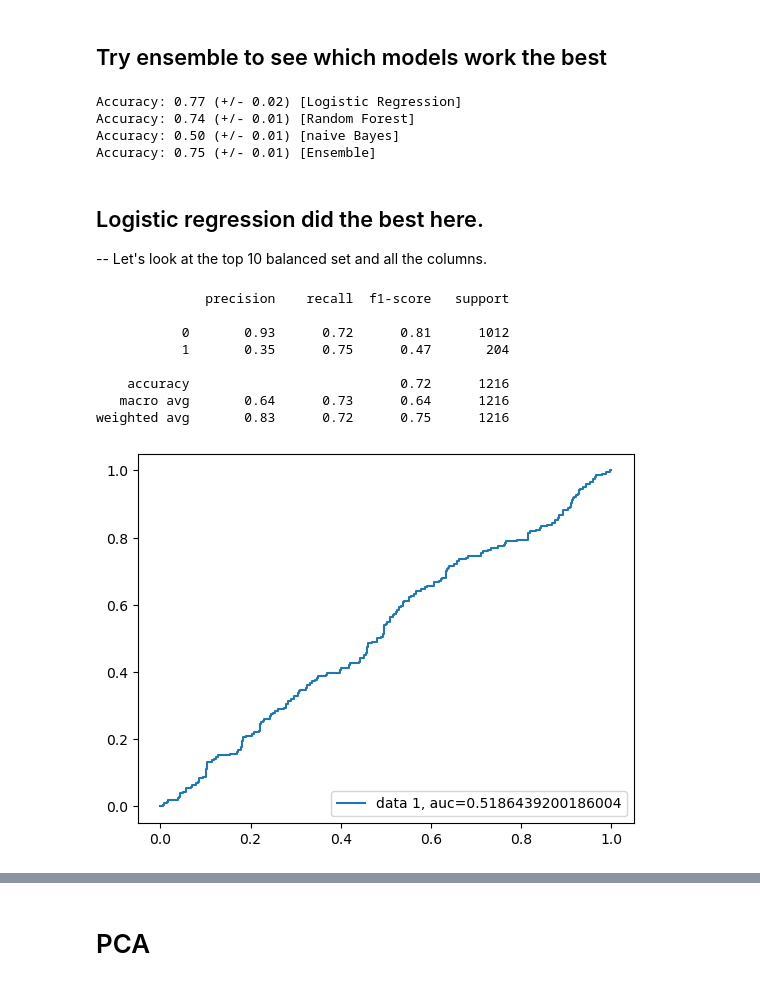
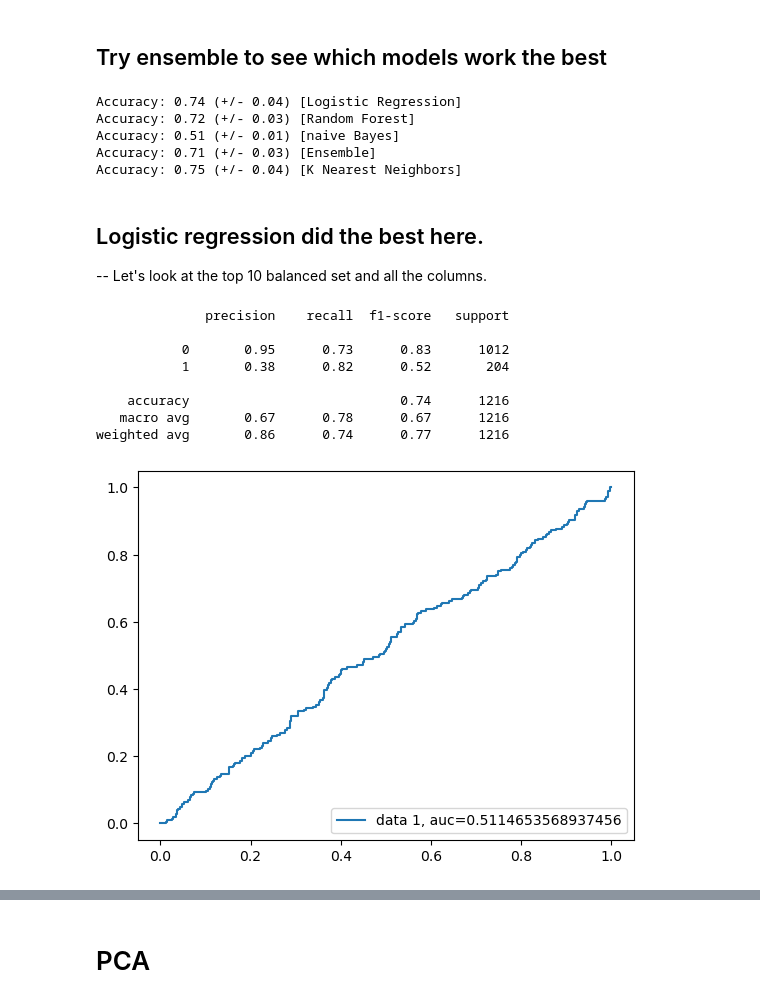
Before and after one commit to schwartzh2017/Machine_learning_final_project, a Jupyter notebook: final_cl.ipynb, the cells around one changed output, grey strips where cells are left out. Drawn from its saved outputs; the diff is of its cells as text; code cells hidden in the pictures.

```diff
--- a/final_cl.ipynb
+++ b/final_cl.ipynb
@@ -164,56 +164,59 @@ from sklearn.ensemble import VotingClassifier
 from sklearn.model_selection import cross_val_score
 from sklearn.linear_model import LogisticRegression
 from sklearn.ensemble import RandomForestClassifier
+from sklearn.neighbors import KNeighborsClassifier
 
 #three models that might work well. not using hyperparameters yet
 clf1 = LogisticRegression(random_state=1)
 clf2 = RandomForestClassifier(random_state=1)
 clf3 = BernoulliNB()
+clf4 = KNeighborsClassifier(leaf_size=30)
 
 #ensemble
 eclf = VotingClassifier(
-    estimators=[('lr', clf1), ('rf', clf2), ('bnb', clf3)],
+    estimators=[('lr', clf1), ('rf', clf2), ('bnb', clf3), ('knn', clf4)],
     voting='hard')
 
 #find accuracies using cross validated scores
-for clf, label in zip([clf1, clf2, clf3, eclf], ['Logistic Regression', 'Random Forest', 'naive Bayes', 'Ensemble']):
+for clf, label in zip([clf1, clf2, clf3, clf4, eclf], ['Logistic Regression', 'Random Forest', 'naive Bayes', 'Ensemble', 'K Nearest Neighbors']):
     scores = cross_val_score(clf, X_train_top10, y_train_top10, scoring='accuracy', cv=5) #using the split dataset without nans
     print("Accuracy: %0.2f (+/- %0.2f) [%s]" % (scores.mean(), scores.std(), label))
 # %% [output]
-Accuracy: 0.77 (+/- 0.02) [Logistic Regression]
-Accuracy: 0.74 (+/- 0.01) [Random Forest]
-Accuracy: 0.50 (+/- 0.01) [naive Bayes]
-Accuracy: 0.75 (+/- 0.01) [Ensemble]
+Accuracy: 0.74 (+/- 0.04) [Logistic Regression]
+Accuracy: 0.72 (+/- 0.03) [Random Forest]
+Accuracy: 0.51 (+/- 0.01) [naive Bayes]
+Accuracy: 0.71 (+/- 0.03) [Ensemble]
+Accuracy: 0.75 (+/- 0.04) [K Nearest Neighbors]
 # %% [markdown]
 ## Logistic regression did the best here.
 -- Let's look at the top 10 balanced set and all the columns.
 # %%
 from sklearn.metrics import accuracy_score, classification_report
 import sklearn.metrics as metrics
 import matplotlib.pyplot as plt
 
 logModel = LogisticRegression(class_weight= 'balanced')
-logModel.fit(X_train_top10, y_train_final)
+logModel.fit(X_train_top10, y_train_top10)
 y_pred = logModel.predict(X_test_top10)
 print(classification_report(y_test_top10, y_pred))
 
 y_pred_proba = logModel.predict_proba(X_test_top10)[::,1]
 
 fpr, tpr, _ = metrics.roc_curve(y_test,  y_pred_proba)
 auc = metrics.roc_auc_score(y_test, y_pred_proba)
 plt.plot(fpr,tpr,label="data 1, auc="+str(auc))
 plt.legend(loc=4)
 plt.show()
 # %% [output]
               precision    recall  f1-score   support
 
-           0       0.93      0.72      0.81      1012
-           1       0.35      0.75      0.47       204
+           0       0.95      0.73      0.83      1012
+           1       0.38      0.82      0.52       204
 
-    accuracy                           0.72      1216
-   macro avg       0.64      0.73      0.64      1216
-weighted avg       0.83      0.72      0.75      1216
+    accuracy                           0.74      1216
+   macro avg       0.67      0.78      0.67      1216
+weighted avg       0.86      0.74      0.77      1216
-[figure, old version]
+[figure, new version]
 # %%
 from sklearn.metrics import accuracy_score, classification_report
 
```
Also changed, not shown: parts of 20 cells of this notebook, 5 other files.
